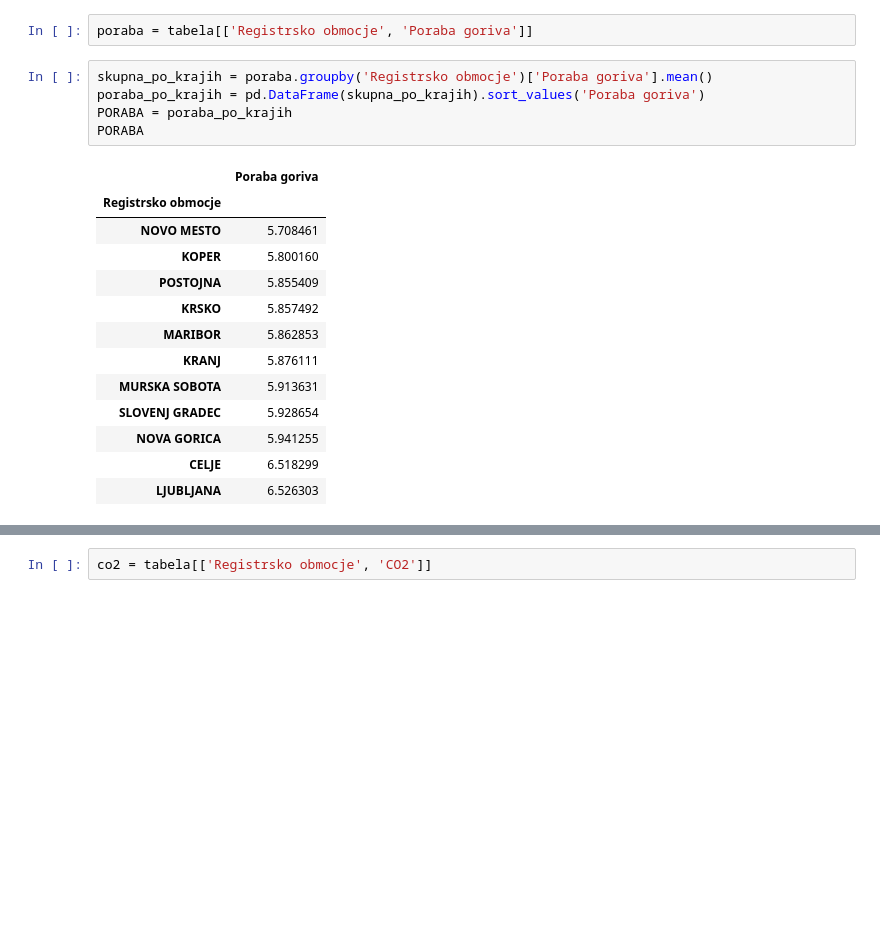
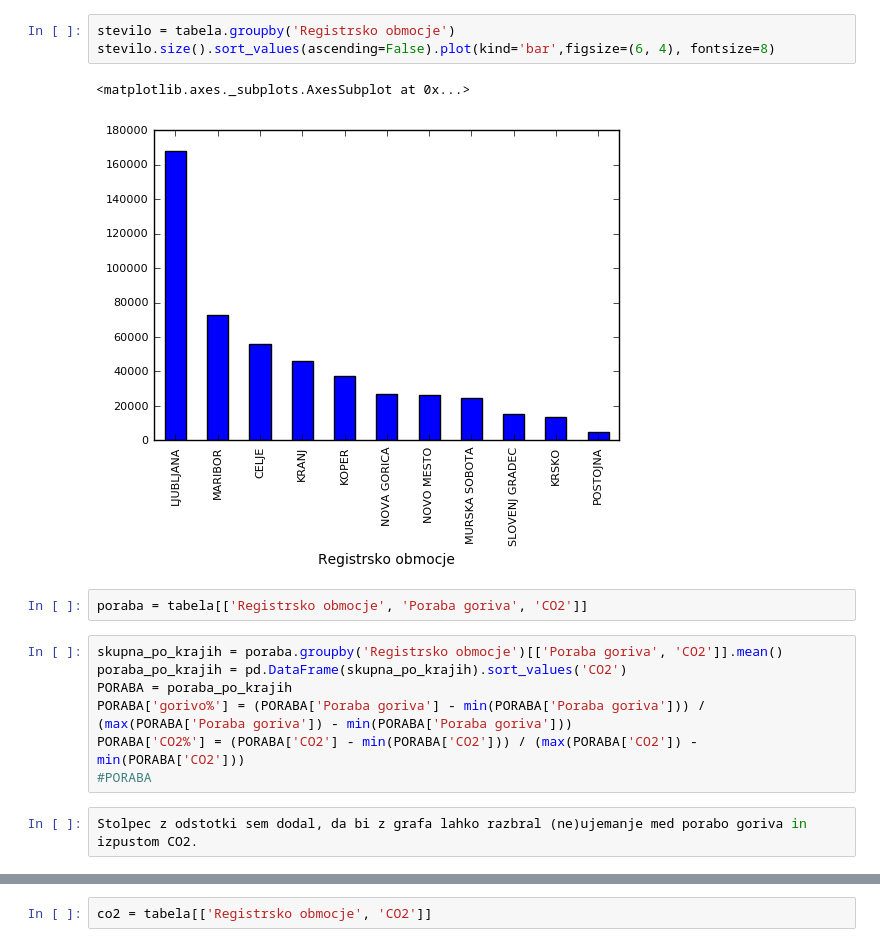
Before and after one commit to ZanHP/avti, a Jupyter notebook: projekt.ipynb, the cells around one changed output, grey strips where cells are left out. Cells and saved outputs as stored; diff of their text form; blank space fills up the shorter version.

```diff
--- a/projekt.ipynb
+++ b/projekt.ipynb
@@ -20,21 +16,17 @@ tabela[:10]
+# %%
+stevilo = tabela.groupby('Registrsko obmocje')
+stevilo.size().sort_values(ascending=False).plot(kind='bar',figsize=(6, 4), fontsize=8)
+# %% [output]
+<matplotlib.axes._subplots.AxesSubplot at 0x...>
+[figure, added]
 # %%
-poraba = tabela[['Registrsko obmocje', 'Poraba goriva']]
+poraba = tabela[['Registrsko obmocje', 'Poraba goriva', 'CO2']]
 # %%
-skupna_po_krajih = poraba.groupby('Registrsko obmocje')['Poraba goriva'].mean()
-poraba_po_krajih = pd.DataFrame(skupna_po_krajih).sort_values('Poraba goriva')
+skupna_po_krajih = poraba.groupby('Registrsko obmocje')[['Poraba goriva', 'CO2']].mean()
+poraba_po_krajih = pd.DataFrame(skupna_po_krajih).sort_values('CO2')
 PORABA = poraba_po_krajih
-PORABA
+PORABA['gorivo%'] = (PORABA['Poraba goriva'] - min(PORABA['Poraba goriva'])) / (max(PORABA['Poraba goriva']) - min(PORABA['Poraba goriva']))
+PORABA['CO2%'] = (PORABA['CO2'] - min(PORABA['CO2'])) / (max(PORABA['CO2']) - min(PORABA['CO2']))
+#PORABA
-# %% [output]
-|  | Poraba goriva |
-| Registrsko obmocje |  |
-| NOVO MESTO | 5.708461 |
-| KOPER | 5.800160 |
-| POSTOJNA | 5.855409 |
-| KRSKO | 5.857492 |
-| MARIBOR | 5.862853 |
-| KRANJ | 5.876111 |
-| MURSKA SOBOTA | 5.913631 |
-| SLOVENJ GRADEC | 5.928654 |
-| NOVA GORICA | 5.941255 |
-| CELJE | 6.518299 |
-| LJUBLJANA | 6.526303 |
+# %%
+Stolpec z odstotki sem dodal, da bi z grafa lahko razbral (ne)ujemanje med porabo goriva in izpustom CO2.
```
Also changed, not shown: parts of 12 cells of this notebook.
